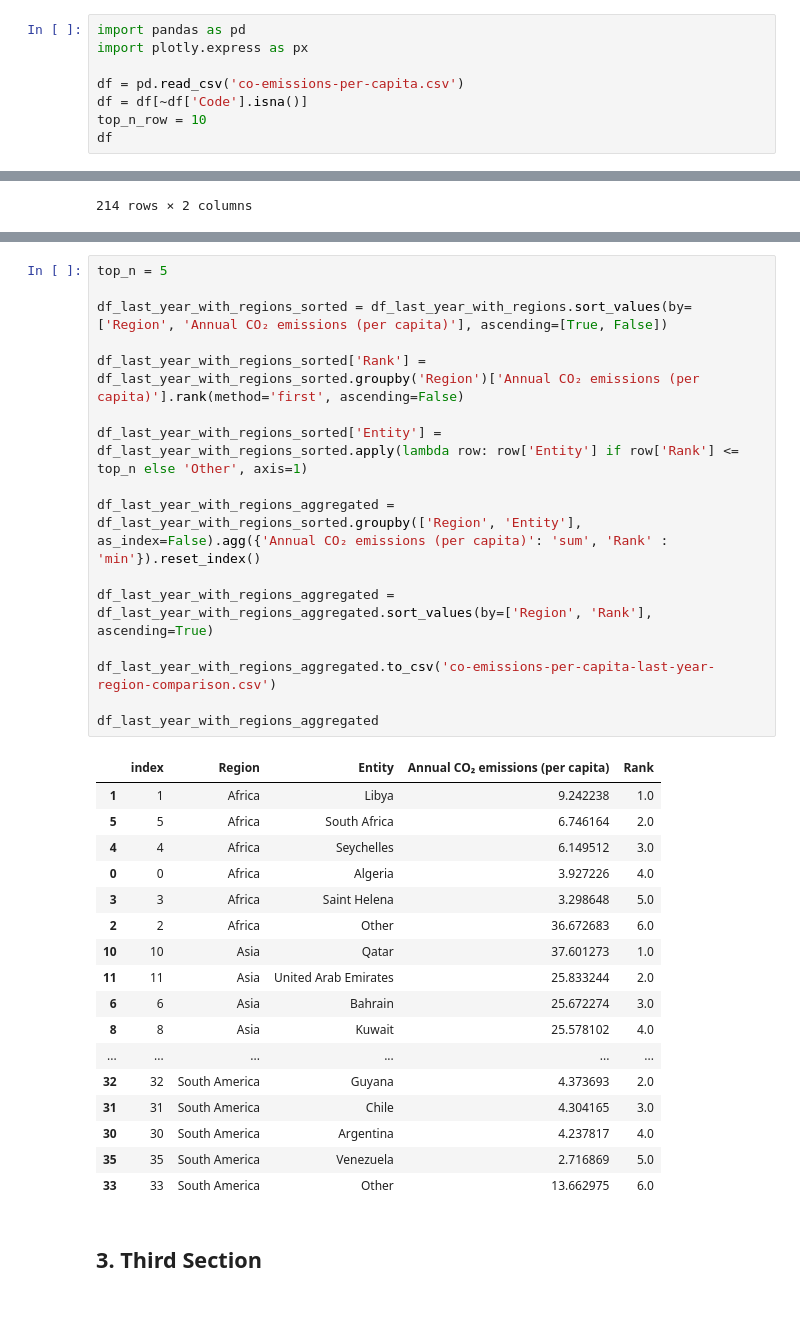
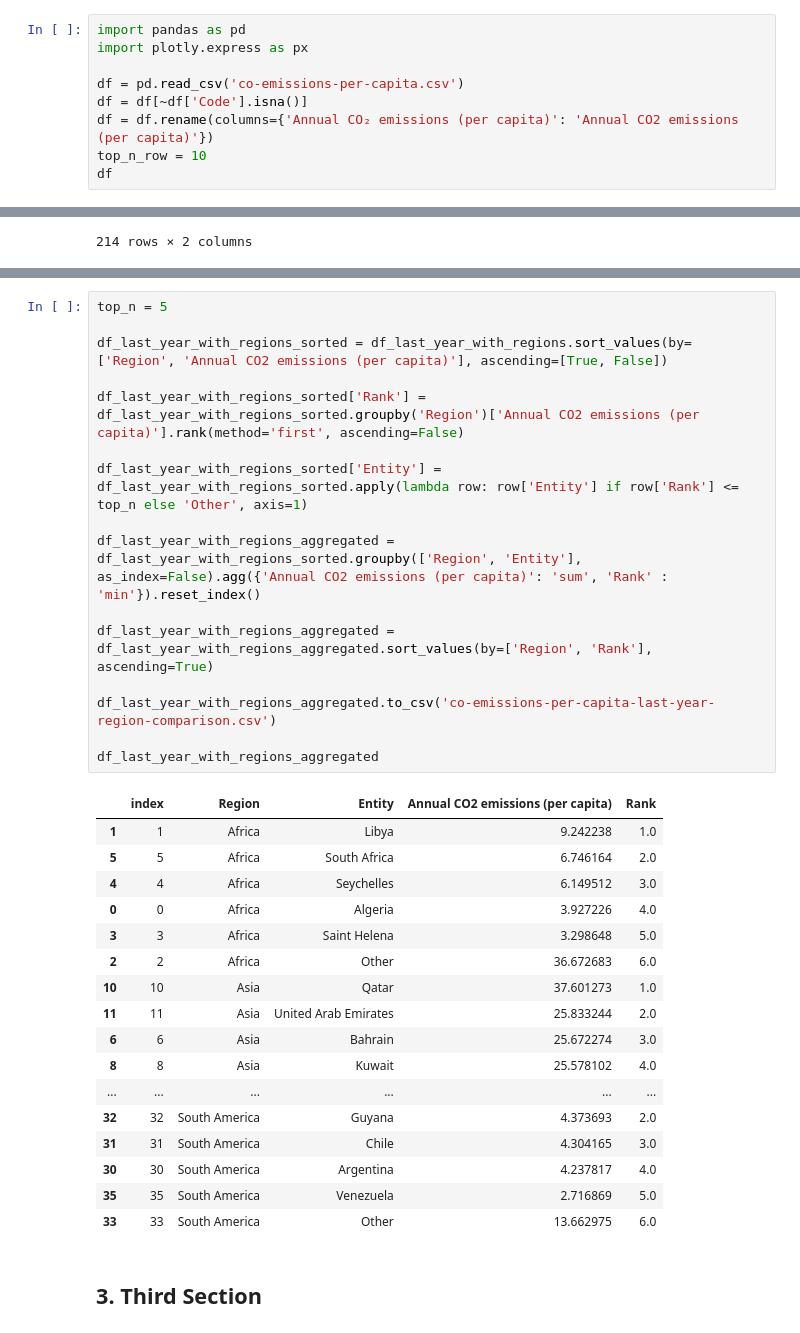
Before and after one commit to AndreStc21/Data_Visualization_Chart_Troopers, a Jupyter notebook: assignment_1/data_preparation.ipynb, the cells around one changed output, grey strips where cells are left out. Saved outputs shown, nothing was run; the diff lists cells and outputs as text.

```diff
--- a/assignment_1/data_preparation.ipynb
+++ b/assignment_1/data_preparation.ipynb
@@ -4,6 +4,7 @@ import plotly.express as px
 
 df = pd.read_csv('co-emissions-per-capita.csv')
 df = df[~df['Code'].isna()]
+df = df.rename(columns={'Annual CO₂ emissions (per capita)': 'Annual CO2 emissions (per capita)'})
 top_n_row = 10
 df
 # %% [output]
@@ -97,21 +98,21 @@ df_last_year_with_regions
 # %%
 top_n = 5
 
-df_last_year_with_regions_sorted = df_last_year_with_regions.sort_values(by=['Region', 'Annual CO₂ emissions (per capita)'], ascending=[True, False])
+df_last_year_with_regions_sorted = df_last_year_with_regions.sort_values(by=['Region', 'Annual CO2 emissions (per capita)'], ascending=[True, False])
 
-df_last_year_with_regions_sorted['Rank'] = df_last_year_with_regions_sorted.groupby('Region')['Annual CO₂ emissions (per capita)'].rank(method='first', ascending=False)
+df_last_year_with_regions_sorted['Rank'] = df_last_year_with_regions_sorted.groupby('Region')['Annual CO2 emissions (per capita)'].rank(method='first', ascending=False)
 
 df_last_year_with_regions_sorted['Entity'] = df_last_year_with_regions_sorted.apply(lambda row: row['Entity'] if row['Rank'] <= top_n else 'Other', axis=1)
 
-df_last_year_with_regions_aggregated = df_last_year_with_regions_sorted.groupby(['Region', 'Entity'], as_index=False).agg({'Annual CO₂ emissions (per capita)': 'sum', 'Rank' : 'min'}).reset_index()
+df_last_year_with_regions_aggregated = df_last_year_with_regions_sorted.groupby(['Region', 'Entity'], as_index=False).agg({'Annual CO2 emissions (per capita)': 'sum', 'Rank' : 'min'}).reset_index()
 
 df_last_year_with_regions_aggregated = df_last_year_with_regions_aggregated.sort_values(by=['Region', 'Rank'], ascending=True)
 
 df_last_year_with_regions_aggregated.to_csv('co-emissions-per-capita-last-year-region-comparison.csv')
 
 df_last_year_with_regions_aggregated
 # %% [output]
-|  | index | Region | Entity | Annual CO₂ emissions (per capita) | Rank |
+|  | index | Region | Entity | Annual CO2 emissions (per capita) | Rank |
 | 1 | 1 | Africa | Libya | 9.242238 | 1.0 |
 | 5 | 5 | Africa | South Africa | 6.746164 | 2.0 |
 | 4 | 4 | Africa | Seychelles | 6.149512 | 3.0 |
```
Also changed, not shown: parts of 7 cells of this notebook, 8 other files.
